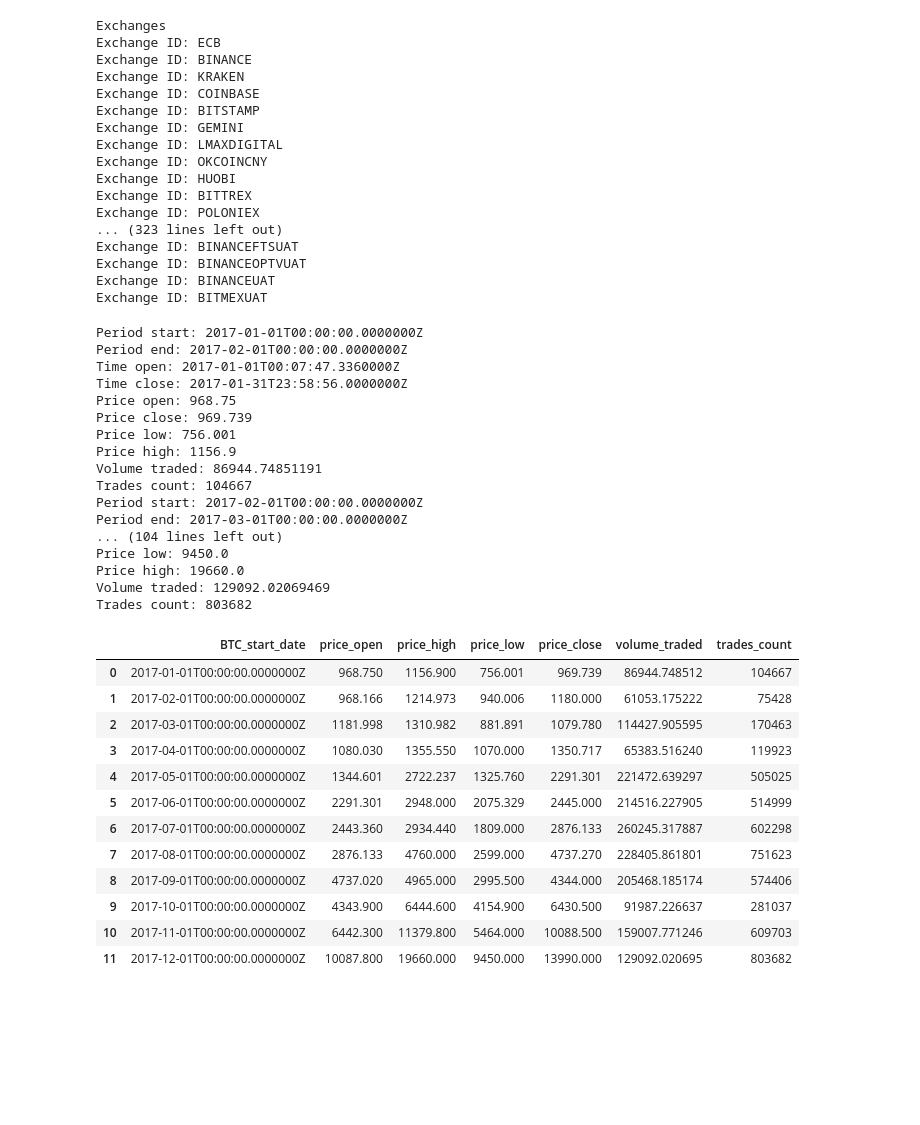
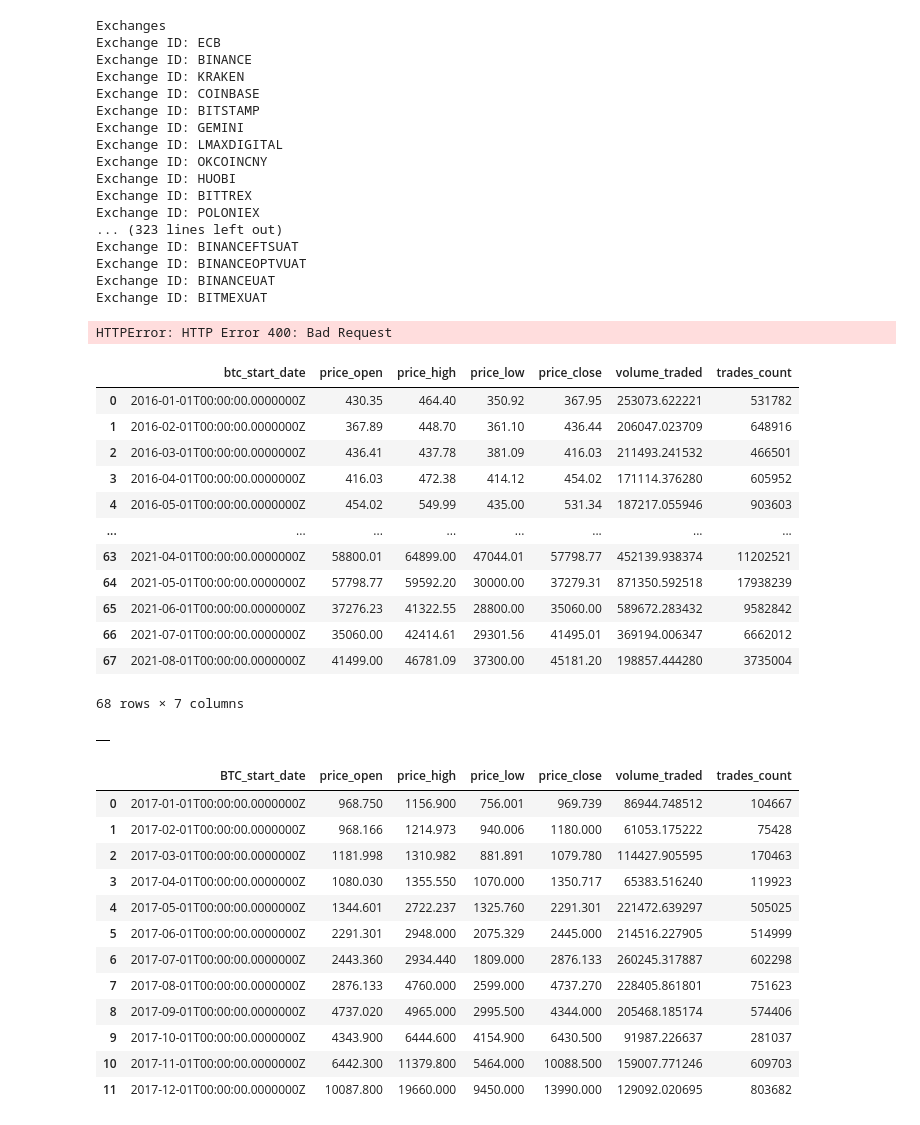
Before and after one commit to nathanduft44/Crypto_Corrisk, a Jupyter notebook: Nate_space/coinapi.ipynb, the cells around one changed output. Drawn from its saved outputs; the diff is of its cells as text; code cells hidden in the pictures; blank space fills up the shorter version.

```diff
--- a/Nate_space/coinapi.ipynb
+++ b/Nate_space/coinapi.ipynb
@@ -43,12 +43,12 @@ Exchange ID: BINANCEOPTVUAT
 Exchange ID: BINANCEUAT
 Exchange ID: BITMEXUAT
 # %%
-# BTC MONTHLY CLOSE 2017
-start_of_2017 = datetime.date(2017, 1, 1).isoformat()
-end_of_2017 = datetime.date(2017, 12, 31).isoformat()
-ohlcv_historical_btc_2017 = api.ohlcv_historical_data('KRAKEN_SPOT_BTC_USD', {'period_id': '1MTH', 'time_start': start_of_2017, 'time_end': end_of_2017})
+# BTC MONTHLY CLOSE 2016 - 2021/08
+start_of_2016 = datetime.date(2016, 1, 1).isoformat()
+current_time = datetime.date(2021, 8, 12).isoformat()
+bitcoin_ohlcv_5yr = api.ohlcv_historical_data('COINBASE_BINANCE_ZEC_USD', {'period_id': '1MTH', 'time_start': start_of_2016, 'time_end': current_time})
 
-for period in ohlcv_historical_btc_2017:
+for period in bitcoin_ohlcv_5yr:
     print('Period start: %s' % period['time_period_start'])
     print('Period end: %s' % period['time_period_end'])
     print('Time open: %s' % period['time_open'])
@@ -60,23 +60,31 @@ for period in ohlcv_historical_btc_2017:
     print('Volume traded: %s' % period['volume_traded'])
     print('Trades count: %s' % period['trades_count'])
 # %% [output]
-Period start: 2017-01-01T00:00:00.0000000Z
-Period end: 2017-02-01T00:00:00.0000000Z
-Time open: 2017-01-01T00:07:47.3360000Z
-Time close: 2017-01-31T23:58:56.0000000Z
-Price open: 968.75
-Price close: 969.739
-Price low: 756.001
-Price high: 1156.9
-Volume traded: 86944.74851191
-Trades count: 104667
-Period start: 2017-02-01T00:00:00.0000000Z
-Period end: 2017-03-01T00:00:00.0000000Z
-... (104 lines left out)
-Price low: 9450.0
-Price high: 19660.0
-Volume traded: 129092.02069469
-Trades count: 803682
+HTTPError: HTTP Error 400: Bad Request
+# %%
+bitcoin_pricing_df = pd.DataFrame(
+    bitcoin_ohlcv_5yr).drop(
+    columns=['time_open', 'time_close', 'time_period_end']).rename(
+    {'time_period_start': 'btc_start_date'}, axis='columns')
+bitcoin_pricing_df
+# %% [output]
+|  | btc_start_date | price_open | price_high | price_low | price_close | volume_traded | trades_count |
+| 0 | 2016-01-01T00:00:00.0000000Z | 430.35 | 464.40 | 350.92 | 367.95 | 253073.622221 | 531782 |
+| 1 | 2016-02-01T00:00:00.0000000Z | 367.89 | 448.70 | 361.10 | 436.44 | 206047.023709 | 648916 |
+| 2 | 2016-03-01T00:00:00.0000000Z | 436.41 | 437.78 | 381.09 | 416.03 | 211493.241532 | 466501 |
+| 3 | 2016-04-01T00:00:00.0000000Z | 416.03 | 472.38 | 414.12 | 454.02 | 171114.376280 | 605952 |
+| 4 | 2016-05-01T00:00:00.0000000Z | 454.02 | 549.99 | 435.00 | 531.34 | 187217.055946 | 903603 |
+| ... | ... | ... | ... | ... | ... | ... | ... |
+| 63 | 2021-04-01T00:00:00.0000000Z | 58800.01 | 64899.00 | 47044.01 | 57798.77 | 452139.938374 | 11202521 |
+| 64 | 2021-05-01T00:00:00.0000000Z | 57798.77 | 59592.20 | 30000.00 | 37279.31 | 871350.592518 | 17938239 |
+| 65 | 2021-06-01T00:00:00.0000000Z | 37276.23 | 41322.55 | 28800.00 | 35060.00 | 589672.283432 | 9582842 |
+| 66 | 2021-07-01T00:00:00.0000000Z | 35060.00 | 42414.61 | 29301.56 | 41495.01 | 369194.006347 | 6662012 |
+| 67 | 2021-08-01T00:00:00.0000000Z | 41499.00 | 46781.09 | 37300.00 | 45181.20 | 198857.444280 | 3735004 |
+68 rows × 7 columns
+# %%
+btc_ohlcv_historical_2016_to_2021
+# %% [output]
+|  |
 # %%
 bitcoin_pricing_df_2017 = pd.DataFrame(
     ohlcv_historical_btc_2017).drop(
```
Also changed, not shown: 10 other files.
